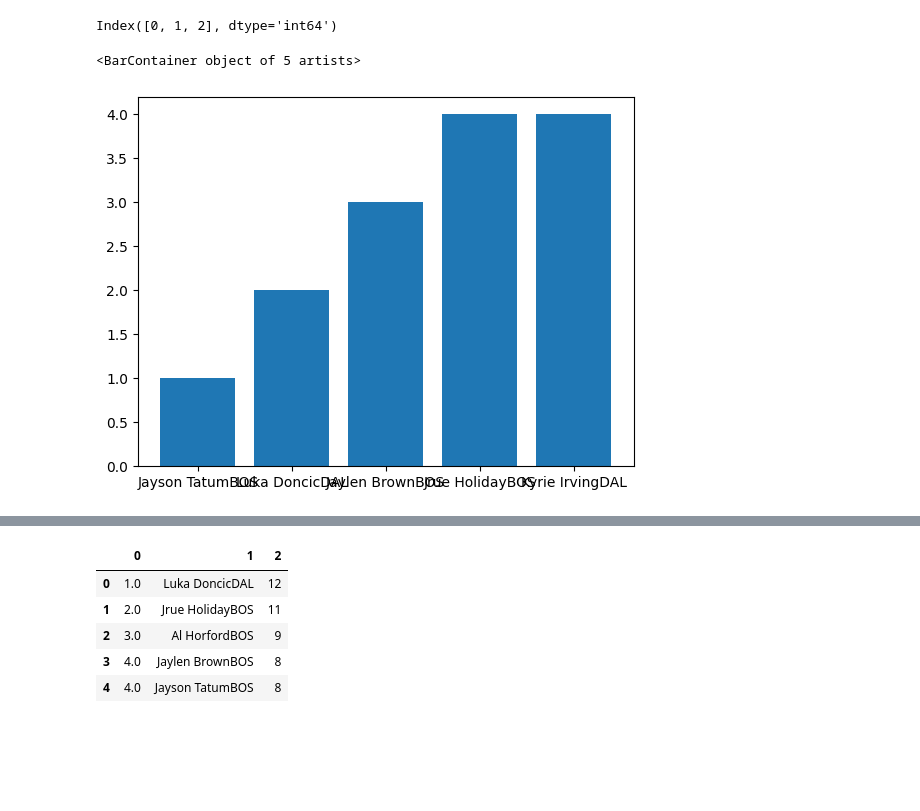
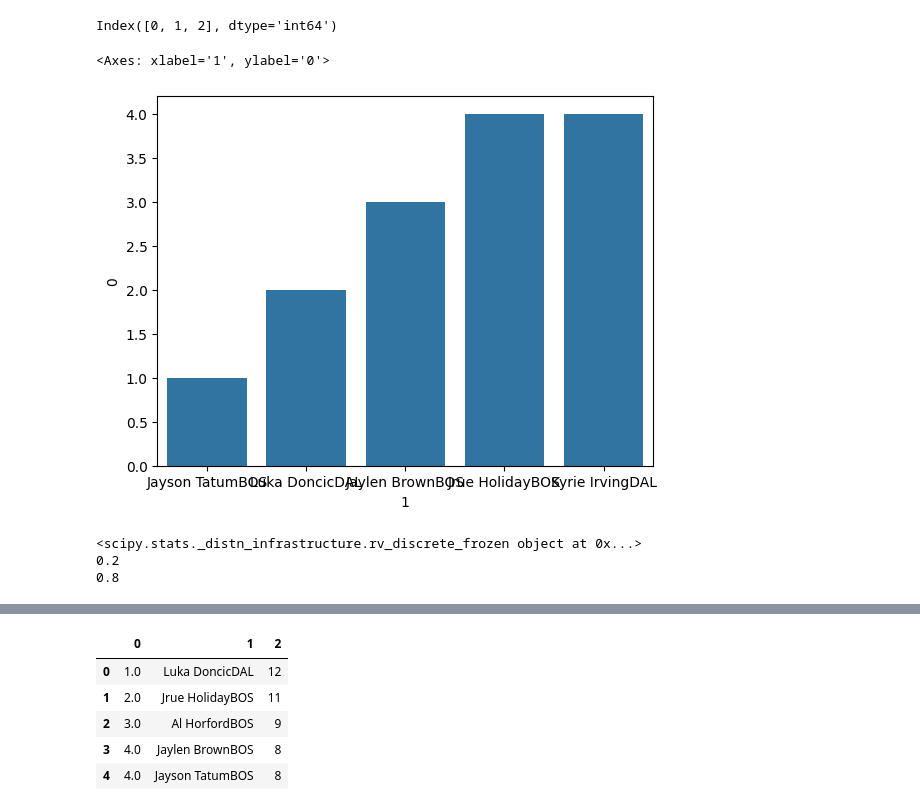
Before and after one commit to jeniferGoncalvesDaSilvaDev/nba-stats-scraping, a Jupyter notebook: nba_stats_scraping.ipynb, the cells around one changed output, grey strips where cells are left out. Saved outputs shown, nothing was run; the diff lists cells and outputs as text; code cells hidden in the pictures; blank space fills up the shorter version.

```diff
--- a/nba_stats_scraping.ipynb
+++ b/nba_stats_scraping.ipynb
@@ -57,8 +59,25 @@ Index([0, 1, 2], dtype='int64')
 # %%
 nome_jogador = pontos[0]
 pontos_jogador=pontos[1]
-# %%
-plt.bar(pontos_jogador,nome_jogador)
-# %% [output]
-<BarContainer object of 5 artists>
-[figure, removed]
+# %%
+sb.barplot(x=pontos_jogador,y=nome_jogador,data=pontos)
+# %% [output]
+<Axes: xlabel='1', ylabel='0'>
+[figure, added]
+# %%
+
+
+#probabilidade de Jason Tatum de fazer 31 pontos naquele jogo
+n = len(pontos)
+p = 1/n
+rv=bernoulli(p)
+print(rv)
+sucesso = rv.pmf(1)
+fracasso = rv.pmf(0)
+fracasso = round(fracasso,2)
+print(sucesso)
+print(fracasso)
+# %% [output]
+<scipy.stats._distn_infrastructure.rv_discrete_frozen object at 0x...>
+0.2
+0.8
```
Also changed, not shown: parts of 2 cells of this notebook.
